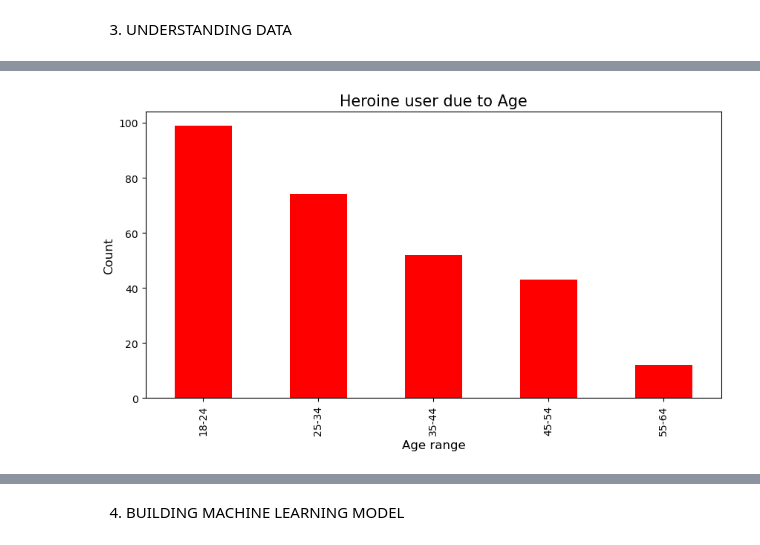
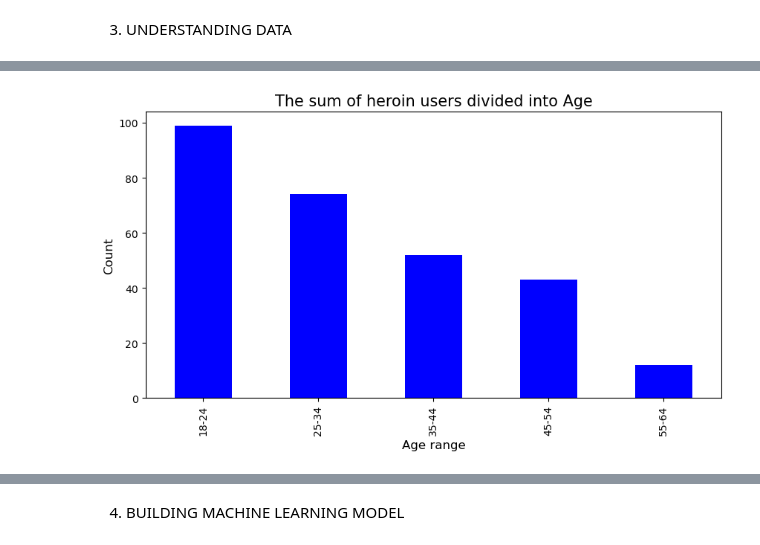
Before and after one commit to danielpiascik/Classification_drug_consumption, a Jupyter notebook: drug_cons_.ipynb, the cells around one changed output, grey strips where cells are left out. Cells and saved outputs as stored; diff of their text form; code cells hidden in the pictures.

```diff
--- a/drug_cons_.ipynb
+++ b/drug_cons_.ipynb
@@ -20,7 +24,8 @@ import matplotlib.pyplot as plt
 import seaborn as sns
 pd.options.mode.copy_on_write = True
 # %%
-df = pd.read_csv("D:\\CODS\\DataScience_Portfolio_Projects\\! IN PROGRESS\\6. CLASSIFICATION - Drug consuption\Data\\drug_consumption.data_.csv")
+# Load data from source
+df = pd.read_csv("D:\CODS\DataScience_Projects\DONE_DO_PORTFOLIO\Classification_drug_consumption\Data\drug_consumption.data_.csv")
 df.head()
 # %% [output]
 |  | Unnamed: 0 | Unnamed: 1 | Unnamed: 2 | Unnamed: 3 | Unnamed: 4 | Unnamed: 5 | Unnamed: 6 | Unnamed: 7 | ... |
@@ -286,11 +326,11 @@ dfUseHeroine.head()
 # %%
 # Plotting Heroine user due to Age
 plt.figure(figsize=(10,5))
 ax = dfUseHeroine.Age.value_counts() \
-                           .plot(kind="bar", color = "red")
-ax.set_title("Heroine user due to Age", fontsize = 15)
+                           .plot(kind="bar", color = "blue")
+ax.set_title("The sum of heroin users divided into Age", fontsize = 15)
 ax.set_xlabel("Age range", fontsize = 12)
 ax.set_ylabel("Count", fontsize = 12)
 plt.show()
 # %% [output]
-[figure, old version]
+[figure, new version]
```
Also changed, not shown: parts of 46 cells of this notebook, 1 other file.
